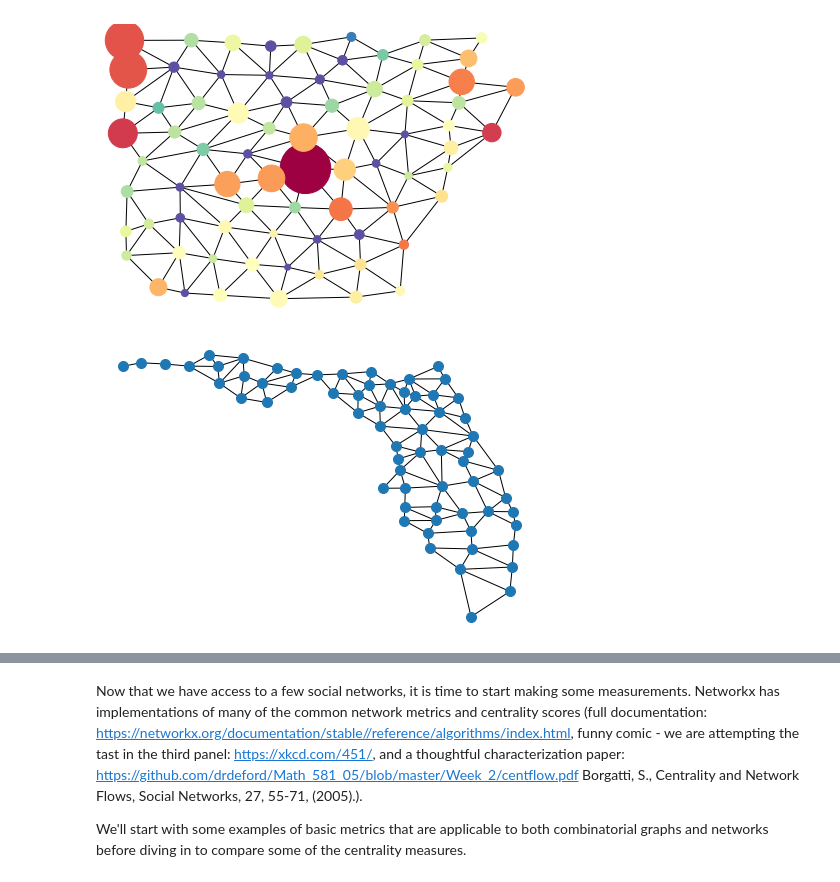
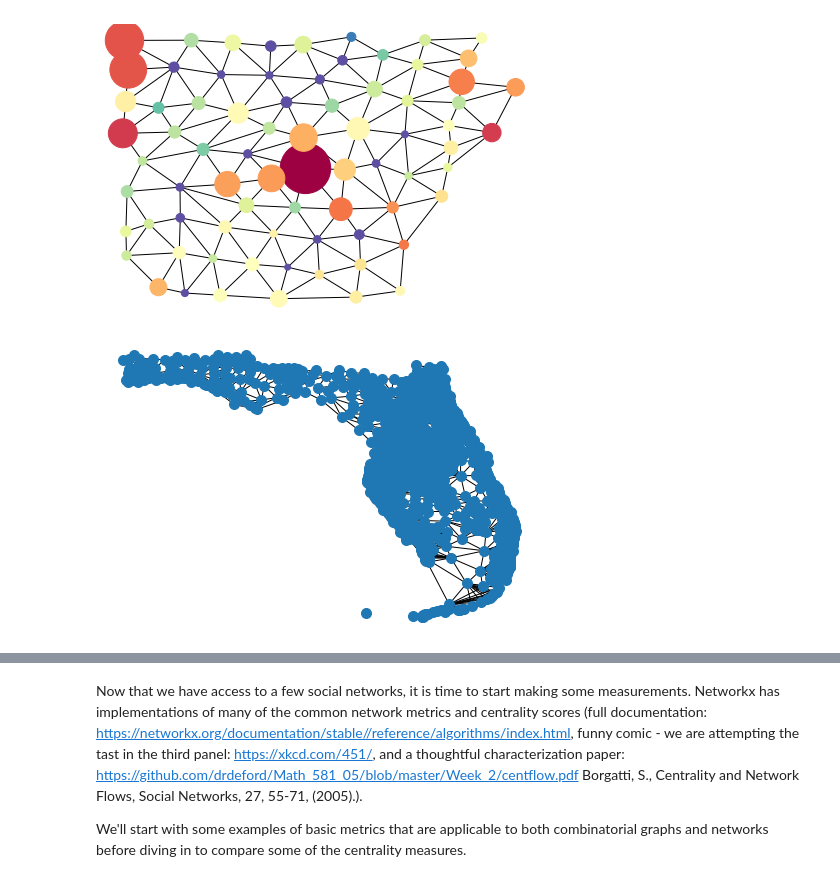
Before and after one commit to drdeford/JMM2021NetworkX, a Jupyter notebook: 2_Social_Networks.ipynb, the cells around one changed output, grey strips where cells are left out. Cells and saved outputs as stored; diff of their text form; code cells hidden in the pictures.

```diff
--- a/2_Social_Networks.ipynb
+++ b/2_Social_Networks.ipynb
@@ -233,13 +235,13 @@ nx.draw(AR_dual_graph, pos = AR_geo_pos,node_color = [AR_dual_graph.nodes[name][
 # %% [output]
 [figure]
 # %%
-sg = 'COUNTY/COUNTY_12.json'
+sg = 'TRACT/TRACT_12.json'
 url = "https://people.csail.mit.edu/ddeford/" + sg
 #More description of the full set of available dual graphs can be found here: https://people.csail.mit.edu/ddeford/dual_graphs
 r = requests.get(url)
 data = r.json()
 FL_dual_graph = json_graph.adjacency_graph(data)
 FL_geo_pos = {name:(FL_dual_graph.nodes[name]['C_X'],FL_dual_graph.nodes[name]['C_Y']) for name in FL_dual_graph.nodes()}
 nx.draw(FL_dual_graph, pos = FL_geo_pos,node_size=100)
 # %% [output]
-[figure, old version]
+[figure, new version]
```
Also changed, not shown: parts of 6 cells of this notebook.
